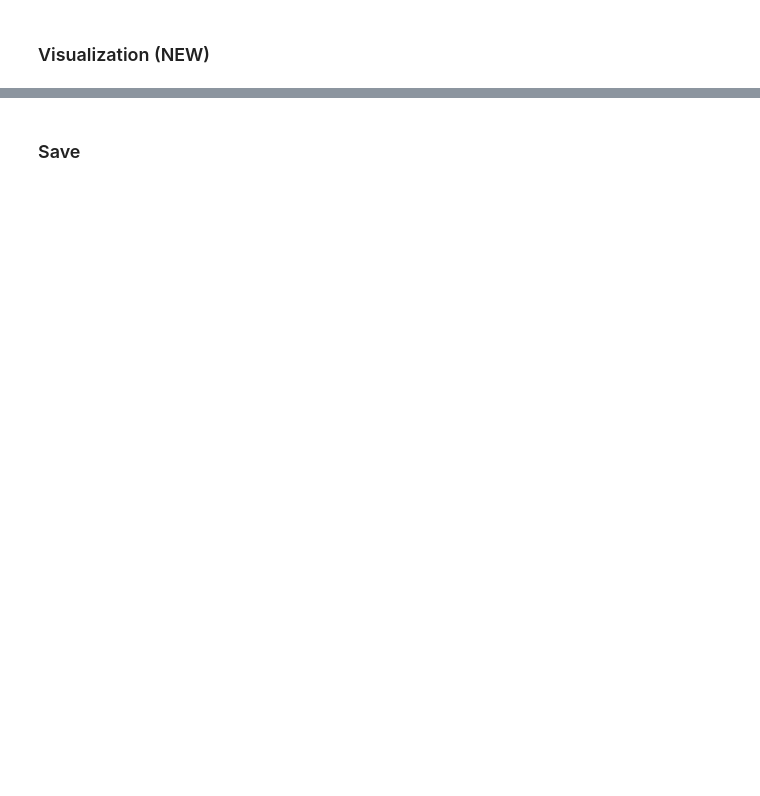
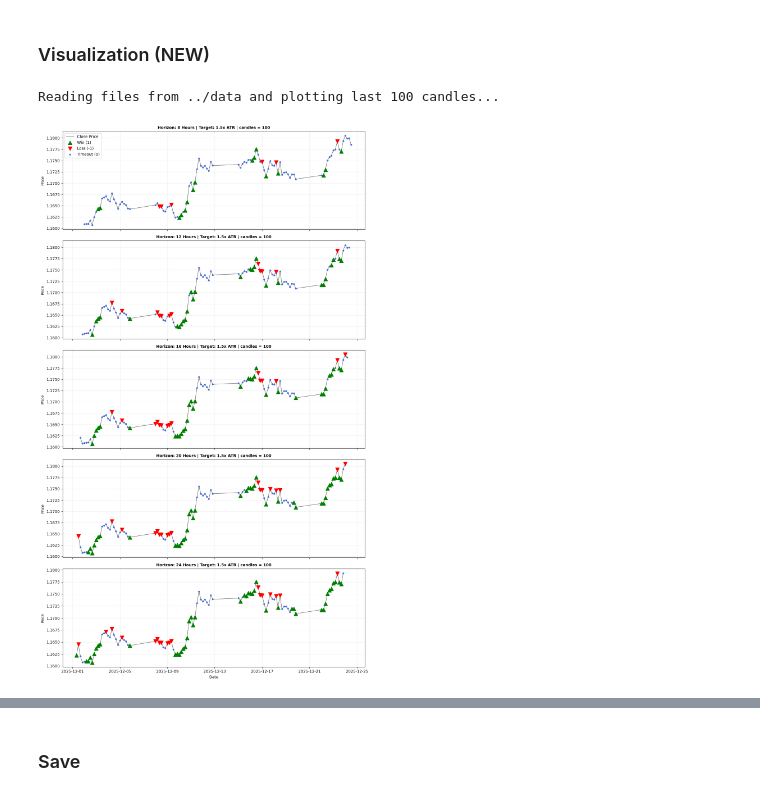
Before and after one commit to HendrichMugisha/project_autotrade, a Jupyter notebook: notebooks/02_Labeling_TripleBarrier.ipynb, the cells around one changed output, grey strips where cells are left out. Saved outputs shown, nothing was run; the diff lists cells and outputs as text; code cells hidden in the pictures; blank space fills up the shorter version.

```diff
--- a/notebooks/02_Labeling_TripleBarrier.ipynb
+++ b/notebooks/02_Labeling_TripleBarrier.ipynb
@@ -6,11 +6,11 @@
 # Cell 1: Imports & Load
 import pandas as pd
 import numpy as np
-import os
+import matplotlib.pyplot as plt
 
-RAW_FILE = "../data/EURUSD_H1_Raw.parquet"
-LABELED_FILE = "../data/EURUSD_H1_Labeled.parquet"
-
-df = pd.read_parquet(RAW_FILE)
-print(f"🔄 Loaded {len(df)} rows.")
+# the file paths
+# to be fetched
+# RAW_FILE = "../data/EURUSD_H1_Raw.parquet"
+# # to be saved
+# LABELED_FILE = "../data/EURUSD_H1_Labeled.parquet"
 # %% [markdown]
@@ -85,2 +233,64 @@ print(f"📊 Labels: {df['label'].value_counts()}")
 # %% [markdown]
 ### Visualization (NEW)
+# %%
+import matplotlib.pyplot as plt
+import pandas as pd
+import os
+
+# 1. Setup
+data_folder = '../data'
+hour_horizons = [8, 12, 16, 20, 24]
+plot_slice = 100 # Number of candles to zoom in on
+pt_multiplier = 1.5 # Used for title labeling only
+
+# Create subplots
+fig, axes = plt.subplots(len(hour_horizons), 1, figsize=(12, 20), sharex=True)
+
+print(f"Reading files from {data_folder} and plotting last {plot_slice} candles...\n")
+
+for idx, hours in enumerate(hour_horizons):
+    # 2. Load the specific file for this horizon
+    filename = f"triple_barrier_{hours}h.csv"
+    filepath = os.path.join(data_folder, filename)
+
+    # Read CSV (Parse index as dates!)
+    df_full = pd.read_csv(filepath, index_col=0, parse_dates=True)
+
+    # Slice the data for zooming
+    df_plot = df_full.iloc[-plot_slice:].copy()
+
+    ax = axes[idx]
+
+    # 3. Plot Price
+    ax.plot(df_plot.index, df_plot['close'], color='black', alpha=0.6, linewidth=1, label='Close Price')
+
+    # 4. Filter Outcomes
+    wins = df_plot[df_plot['label'] == 1]
+    losses = df_plot[df_plot['label'] == -1]
+    timeouts = df_plot[df_plot['label'] == 0]
+
+    # 5. Plot Markers
+    # Green Up Triangle = Win
+    ax.scatter(wins.index, wins['close'], color='green', marker='^', s=100, label='Win (1)', zorder=3)
+
+    # Red Down Triangle = Loss
+    ax.scatter(losses.index, losses['close'], color='red', marker='v', s=100, label='Loss (-1)', zorder=3)
+
+    # Blue Dot = Timeout (Sideways/No Trade)
+    ax.scatter(timeouts.index, timeouts['close'], color='royalblue', marker='.', s=50, label='Timeout (0)', zorder=2)
+
+    # 6. Styling
+    ax.set_title(f"Horizon: {hours} Hours | Target: {pt_multiplier}x ATR | candles = {plot_slice}", fontsize=10, fontweight='bold')
+    ax.grid(True, alpha=0.2)
+    ax.set_ylabel("Price")
+
+    # Legend only on the first plot to avoid clutter
+    if idx == 0:
+        ax.legend(loc='upper left', frameon=True)
+
+plt.xlabel("Date")
+plt.tight_layout()
+plt.show()
+# %% [output]
+Reading files from ../data and plotting last 100 candles...
+[figure, added]
```
Also changed, not shown: parts of 10 cells of this notebook, 8 other files.
